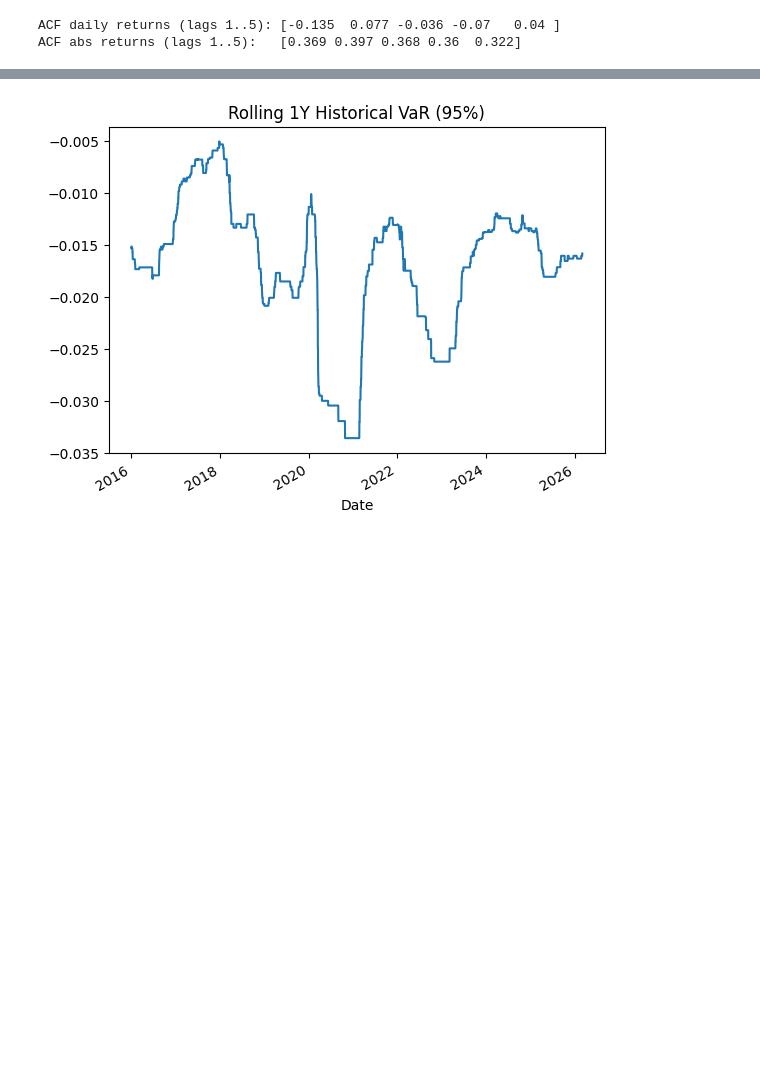
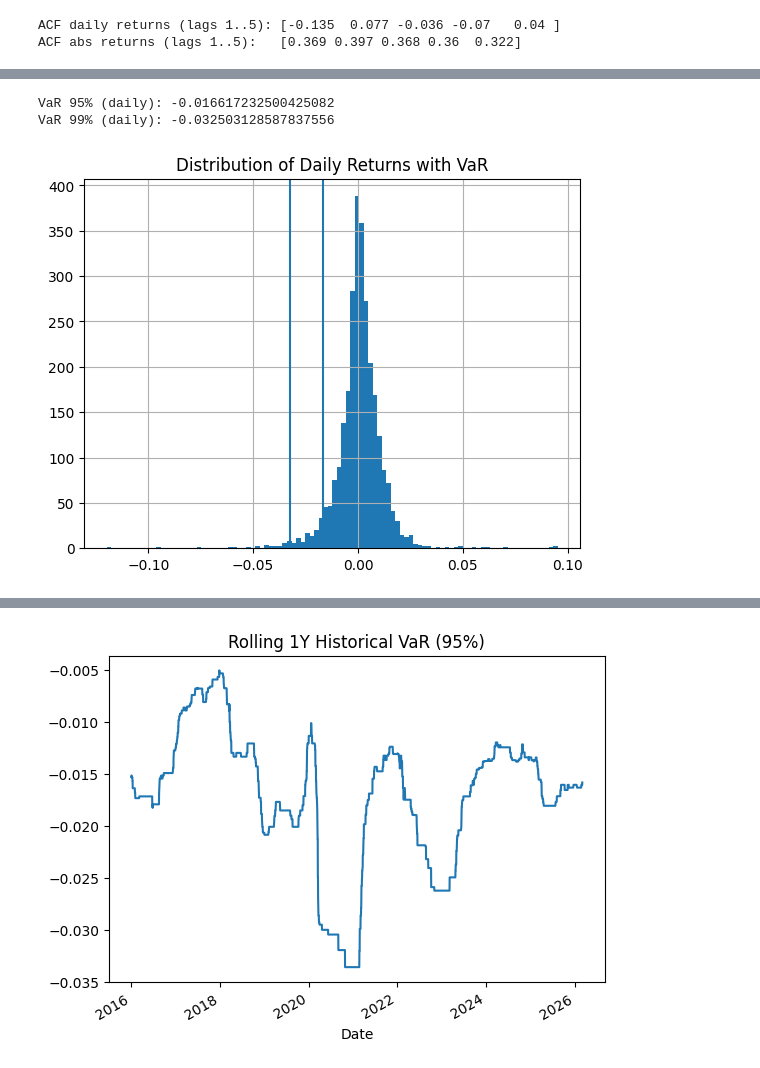
Before and after one commit to carlakogoj/finance-data-portfolio, a Jupyter notebook: projects/01_sp500_market_risk/sp500_market_risk_analysis.ipynb, the cells around one changed output, grey strips where cells are left out. Saved outputs shown, nothing was run; the diff lists cells and outputs as text; code cells hidden in the pictures; blank space fills up the shorter version.

```diff
--- a/projects/01_sp500_market_risk/sp500_market_risk_analysis.ipynb
+++ b/projects/01_sp500_market_risk/sp500_market_risk_analysis.ipynb
@@ -135,0 +149,21 @@ plt.show()
+# %%
+# Historical VaR
+
+returns = df["ret"].dropna()
+
+var_95 = returns.quantile(0.05)
+var_99 = returns.quantile(0.01)
+
+print("VaR 95% (daily):", var_95)
+print("VaR 99% (daily):", var_99)
+
+plt.figure()
+returns.hist(bins=100)
+plt.axvline(var_95)
+plt.axvline(var_99)
+plt.title("Distribution of Daily Returns with VaR")
+plt.show()
+# %% [output]
+VaR 95% (daily): -0.016617232500425082
+VaR 99% (daily): -0.032503128587837556
+[figure, added]
```
Also changed, not shown: parts of 15 cells of this notebook, 1 other file.
